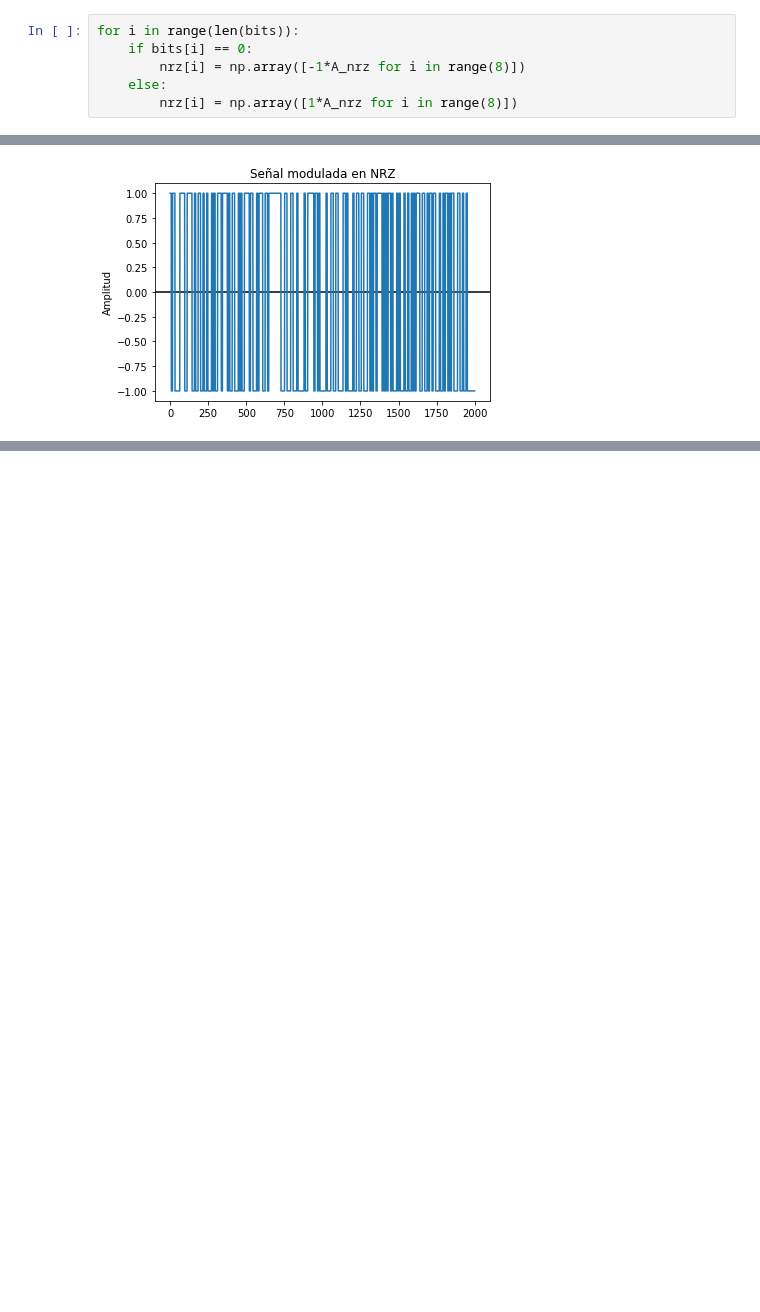
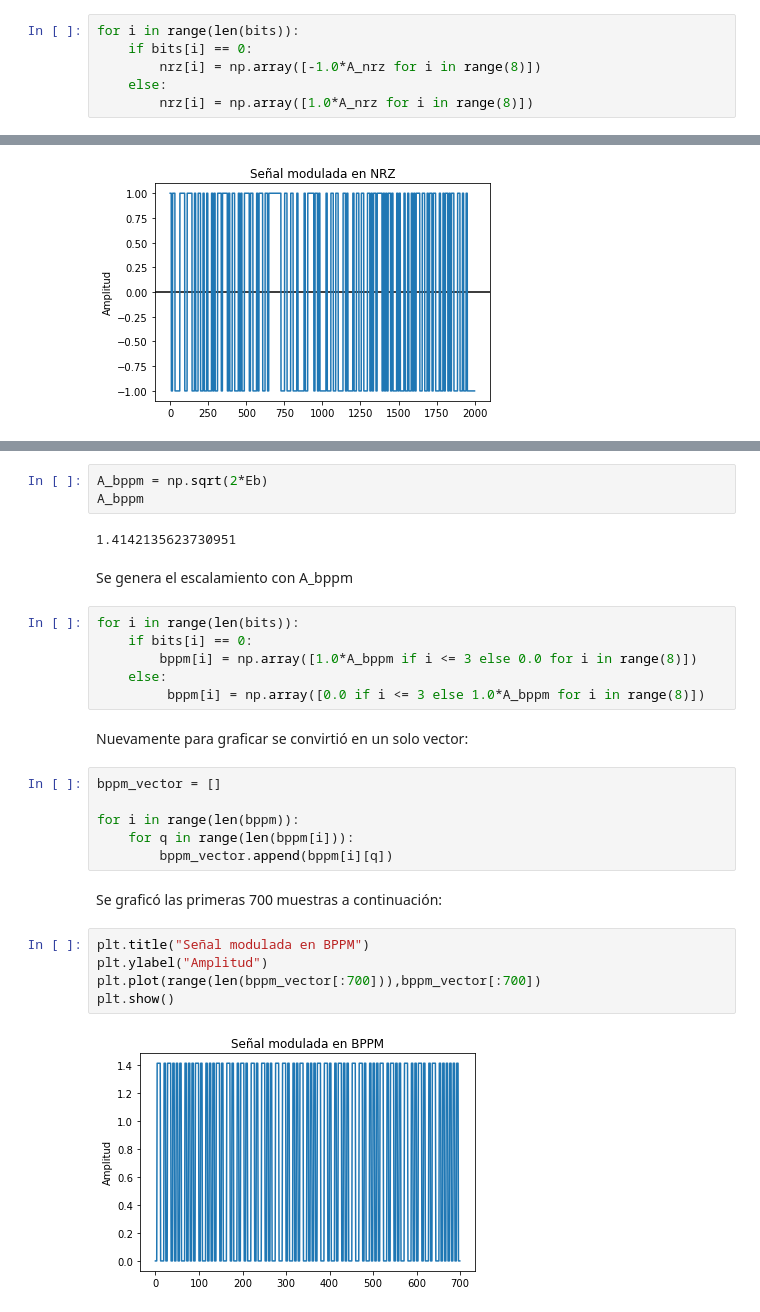
Before and after one commit to JoaquinPBarrientos/Prueba-2-ICOM, a Jupyter notebook: Prueba-2-ICOM.ipynb, the cells around one changed output, grey strips where cells are left out. Cells and saved outputs as stored; diff of their text form; blank space fills up the shorter version.

```diff
--- a/Prueba-2-ICOM.ipynb
+++ b/Prueba-2-ICOM.ipynb
@@ -194,9 +194,9 @@ Se genera el escalamiento en la matriz NRZ, el cual no tendrá ningun cambio con
 # %%
 for i in range(len(bits)):
     if bits[i] == 0:
-        nrz[i] = np.array([-1*A_nrz for i in range(8)])
+        nrz[i] = np.array([-1.0*A_nrz for i in range(8)])
     else:
-        nrz[i] = np.array([1*A_nrz for i in range(8)])
+        nrz[i] = np.array([1.0*A_nrz for i in range(8)])
 # %% [markdown]
 Se vuelve a generar el vector NRZ para poder graficarlo
 # %%
@@ -217,0 +221,30 @@ plt.show()
+# %%
+A_bppm = np.sqrt(2*Eb)
+A_bppm
+# %% [output]
+1.4142135623730951
+# %% [markdown]
+Se genera el escalamiento con A_bppm
+# %%
+for i in range(len(bits)):
+    if bits[i] == 0:
+        bppm[i] = np.array([1.0*A_bppm if i <= 3 else 0.0 for i in range(8)])
+    else:
+         bppm[i] = np.array([0.0 if i <= 3 else 1.0*A_bppm for i in range(8)])
+# %% [markdown]
+Nuevamente para graficar se convirtió en un solo vector:
+# %%
+bppm_vector = []
+
+for i in range(len(bppm)):
+    for q in range(len(bppm[i])):
+        bppm_vector.append(bppm[i][q])
+# %% [markdown]
+Se graficó las primeras 700 muestras a continuación:
+# %%
+plt.title("Señal modulada en BPPM")
+plt.ylabel("Amplitud")
+plt.plot(range(len(bppm_vector[:700])),bppm_vector[:700])
+plt.show()
+# %% [output]
+[figure, added]
```
Also changed, not shown: parts of 13 cells of this notebook, 1 other file.
